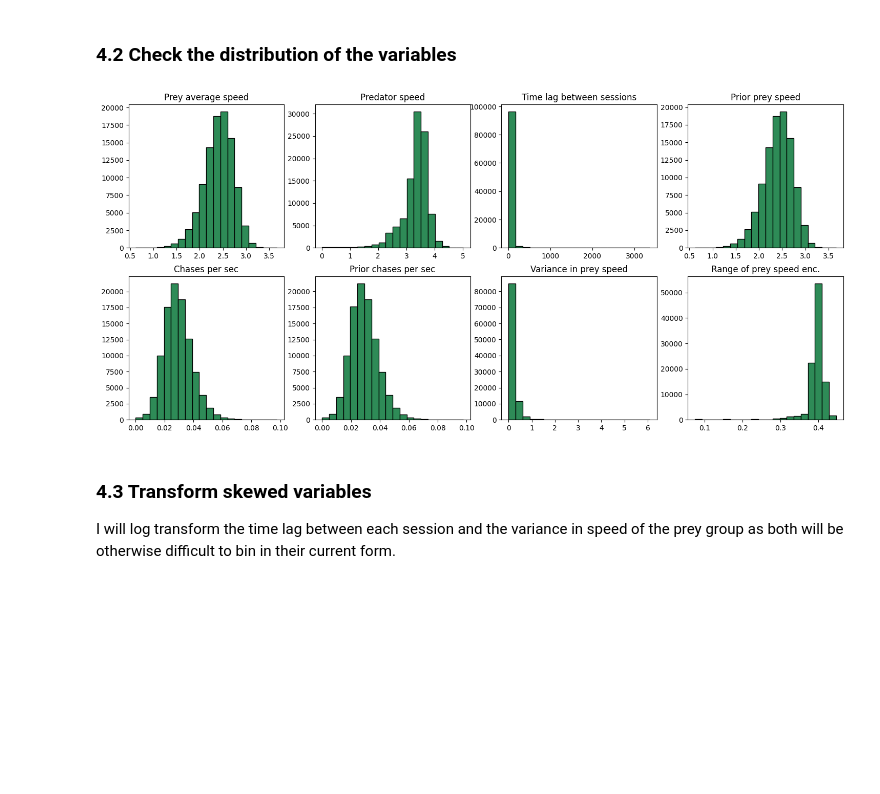
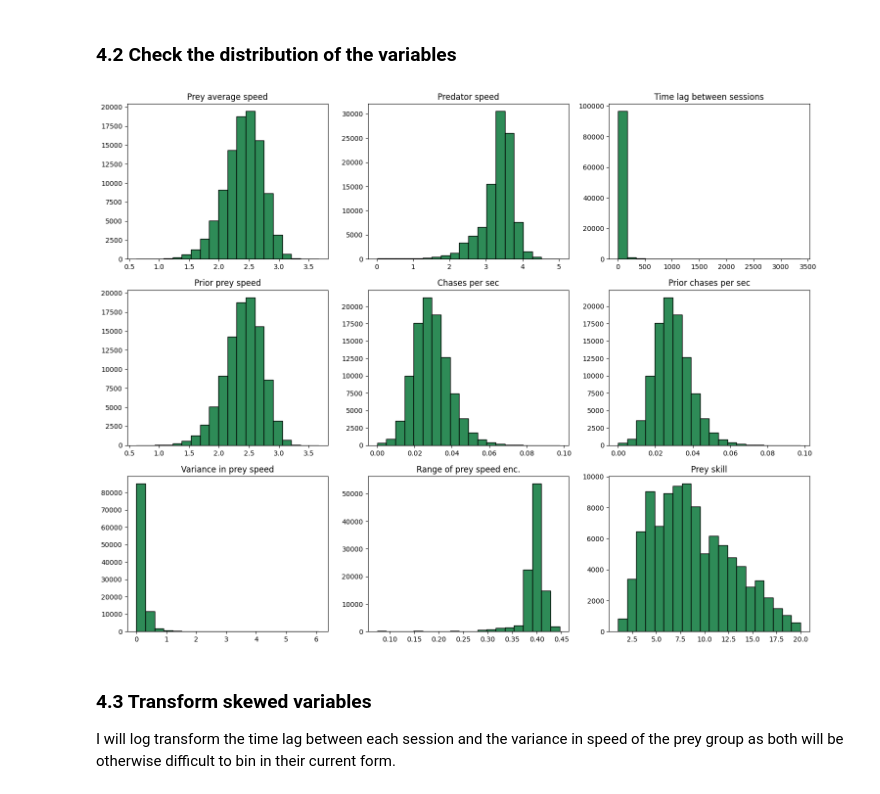
Before and after one commit to quantitative-ecologist/causal_predator-prey_int, a Jupyter notebook: code/fit-BayesNet.ipynb, the cells around one changed output. Cells and saved outputs as stored; diff of their text form; code cells hidden in the pictures; blank space fills up the shorter version.

```diff
--- a/code/fit-BayesNet.ipynb
+++ b/code/fit-BayesNet.ipynb
@@ -201,43 +201,45 @@ columns = [
     "chases_persec",
     "prior_chases_persec",
     "prey_var_speed",
-    "iqrange_prey_speed"
+    "iqrange_prey_speed",
+    "prey_avg_rank"
 ]
 
 titles = [
     "Prey average speed",
     "Predator speed",
     "Time lag between sessions",
     "Prior prey speed",
     "Chases per sec",
     "Prior chases per sec",
     "Variance in prey speed",
-    "Range of prey speed enc."
+    "Range of prey speed enc.",
+    "Prey skill"
 ]
 
 # Create subplots
 fig, axs = plt.subplots(
-    nrows = 2, ncols = 4,
-    figsize = (18, 8)
+    nrows = 3, ncols = 3,
+    figsize = (18, 14)
 )
 
 axs = axs.flatten()
 
 # Plot histograms and set titles
 for i, col in enumerate(columns):
     if i < len(titles):
         axs[i].hist(
             data[col],
             bins = 20,
             color = "seagreen",
             edgecolor = "black"
         )
         axs[i].set_title(titles[i])
 
 # Adjust layout
 plt.show()
 # %% [output]
-[figure, old version]
+[figure, new version]
 # %% [markdown]
 ### 4.3 Transform skewed variables
 
```
Also changed, not shown: parts of 5 cells of this notebook, 5 other files.
